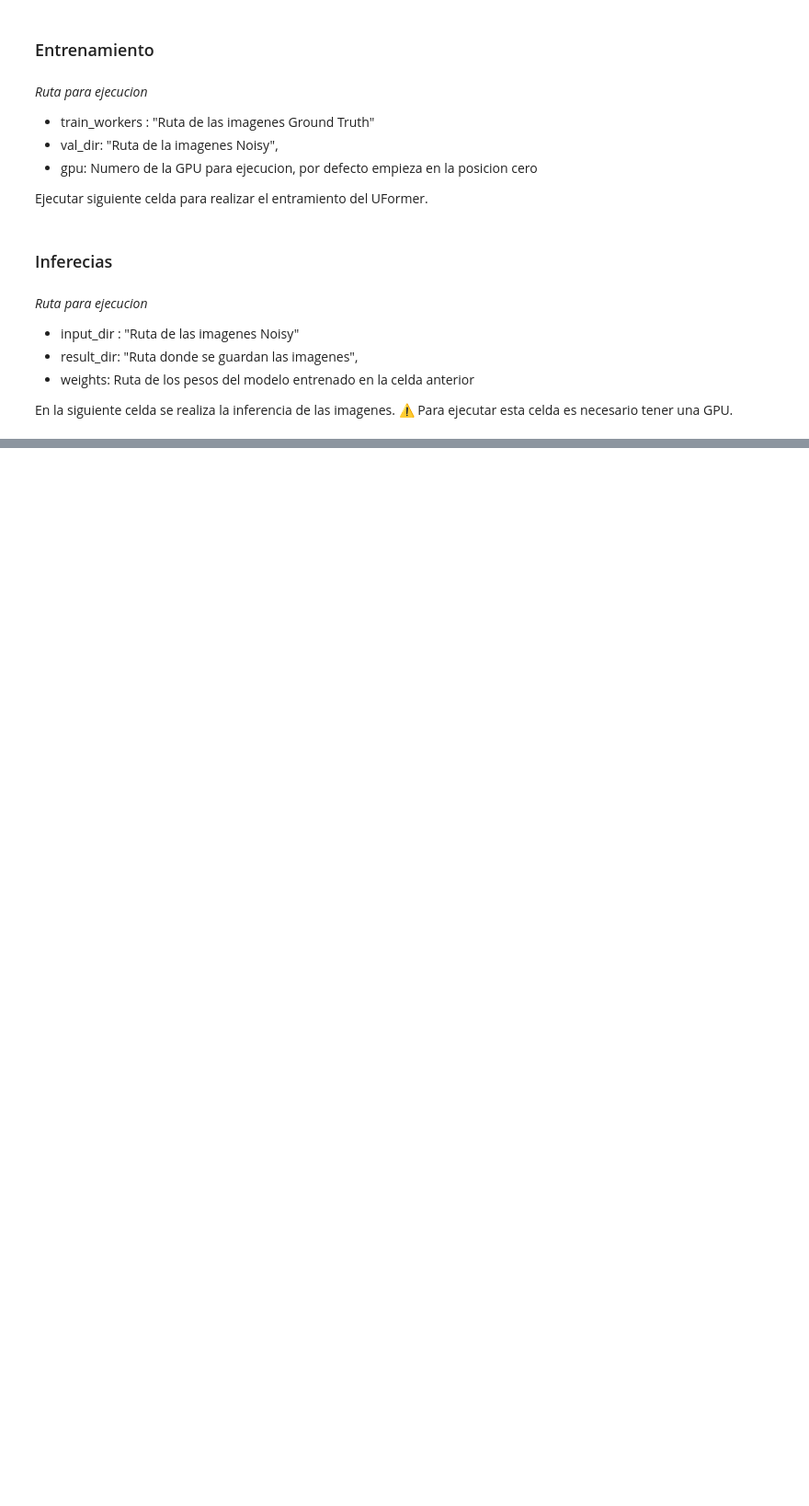
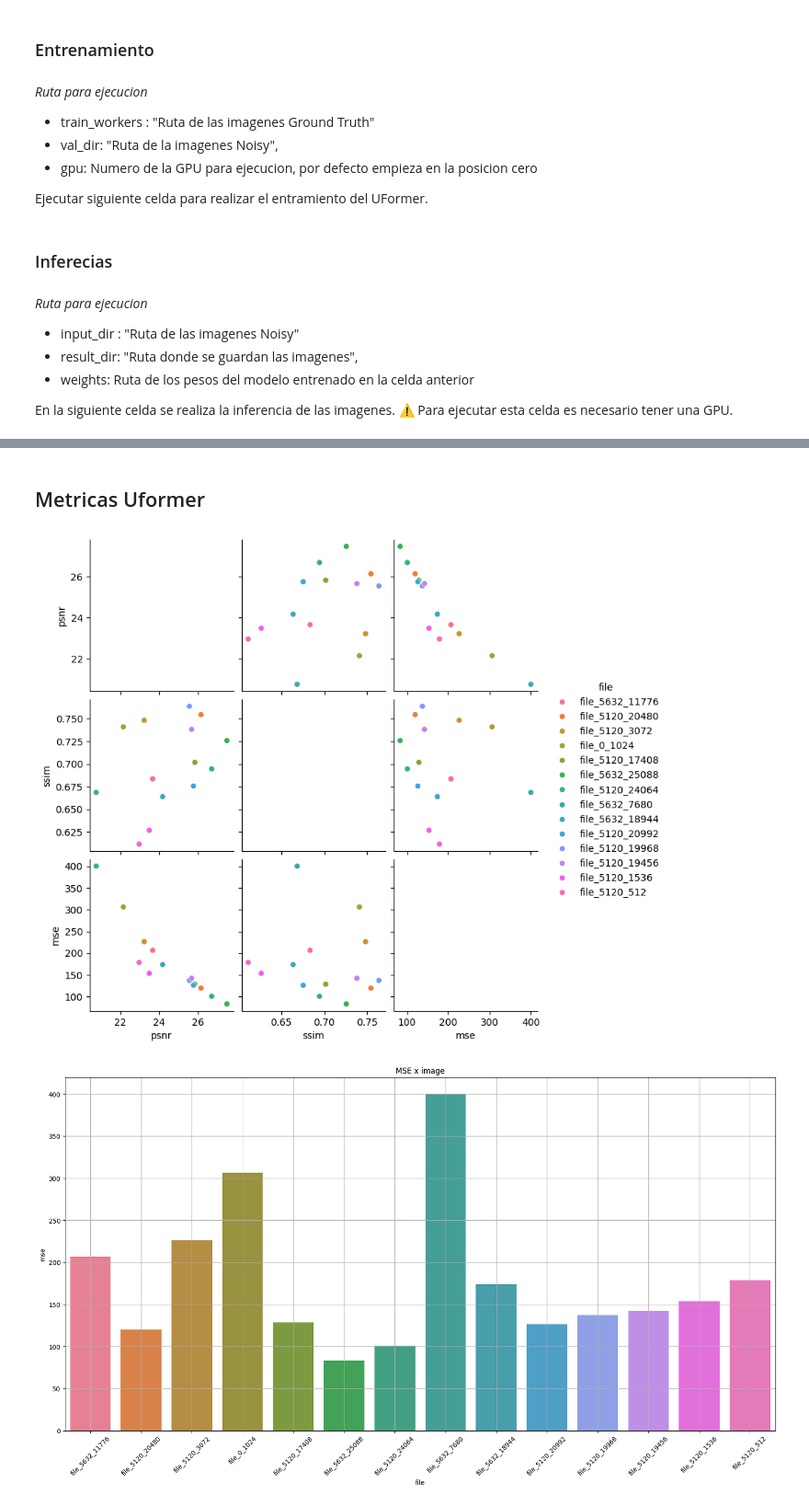
Before and after one commit to brayanfz013/Transformer-SAR, a Jupyter notebook: pytorch_env/transformers/src/notebooks/ViT.ipynb, the cells around one changed output, grey strips where cells are left out. Shown at 92% size. Cells and saved outputs as stored; diff of their text form; code cells hidden in the pictures; blank space fills up the shorter version.

```diff
--- a/pytorch_env/transformers/src/notebooks/ViT.ipynb
+++ b/pytorch_env/transformers/src/notebooks/ViT.ipynb
@@ -490,3 +629,12 @@ En la siguiente celda se calculan las metricas del modelo Uformer. Para ejecutar
+# %%
+# Ruta donde se encuentran las imagenes GrounTruth
+images_gt = "/mnt/data extra/modelos_sar/images/Ground Truth"
+
+# Ruta donde se encuentra las predicciones en png
+inference_dir = '/mnt/data extra/modelos_sar/output/inference_uformer/png'
+
+# Ruta donde se van a guardar la metricas de uformter
+save_metric_ = Path('/mnt/data extra/modelos_sar/output/inference_uformer/').joinpath('metrics').with_suffix('.json')
 # %%
 import os
 from pathlib import Path
@@ -538,0 +712,10 @@ def metrics(
+# %%
+import pandas as pd
+import seaborn as sns
+import matplotlib.pyplot as plt
+
+
+# Rutas donde se almacenaron los archivos de las metricas para se graficadas
+path_charbonier = "/mnt/data extra/modelos_sar/output/inference/CharbonierLoss/images/metricas/CharbonierLoss.json"
+path_psnr = "/mnt/data extra/modelos_sar/output/inference/PSNR/images/metricas/PSNR.json"
+path_L1_loss = "/mnt/data extra/modelos_sar/output/inference/L1Loss_0_99/images/metricas/L1Loss_0_99.json"
@@ -538,0 +1031,2 @@ def metrics(
+# %% [markdown]
+## Metricas Uformer
@@ -538,0 +1056,44 @@ def metrics(
+# %%
+sns.pairplot(pd_uformer, hue="file")
+plt.show()
+
+plt.figure(figsize=(20, 10))
+plto = sns.barplot(
+    pd_uformer,
+    x="file",
+    y="mse",
+    hue="file",
+)
+plto.set_xticklabels(plto.get_xticklabels(), rotation=45)
+plt.title("MSE x image")
+plt.grid()
+plt.show()
+
+
+plt.figure(figsize=(20, 10))
+plto = sns.barplot(
+    pd_uformer,
+    x="file",
+    y="psnr",
+    hue="file",
+)
+plto.set_xticklabels(plto.get_xticklabels(), rotation=45)
+plt.title("PSNR x image")
+plt.grid()
+plt.show()
+
+
+plt.figure(figsize=(20, 10))
+plto = sns.barplot(
+    pd_uformer,
+    x="file",
+    y="ssim",
+    hue="file",
+)
+plto.set_xticklabels(plto.get_xticklabels(), rotation=45)
+plt.title("SSIM x image")
+plt.grid()
+plt.show()
+# %% [output]
+[figure, added]
+[figure, added]
```
Also changed, not shown: parts of 29 cells of this notebook, 10 other files.
